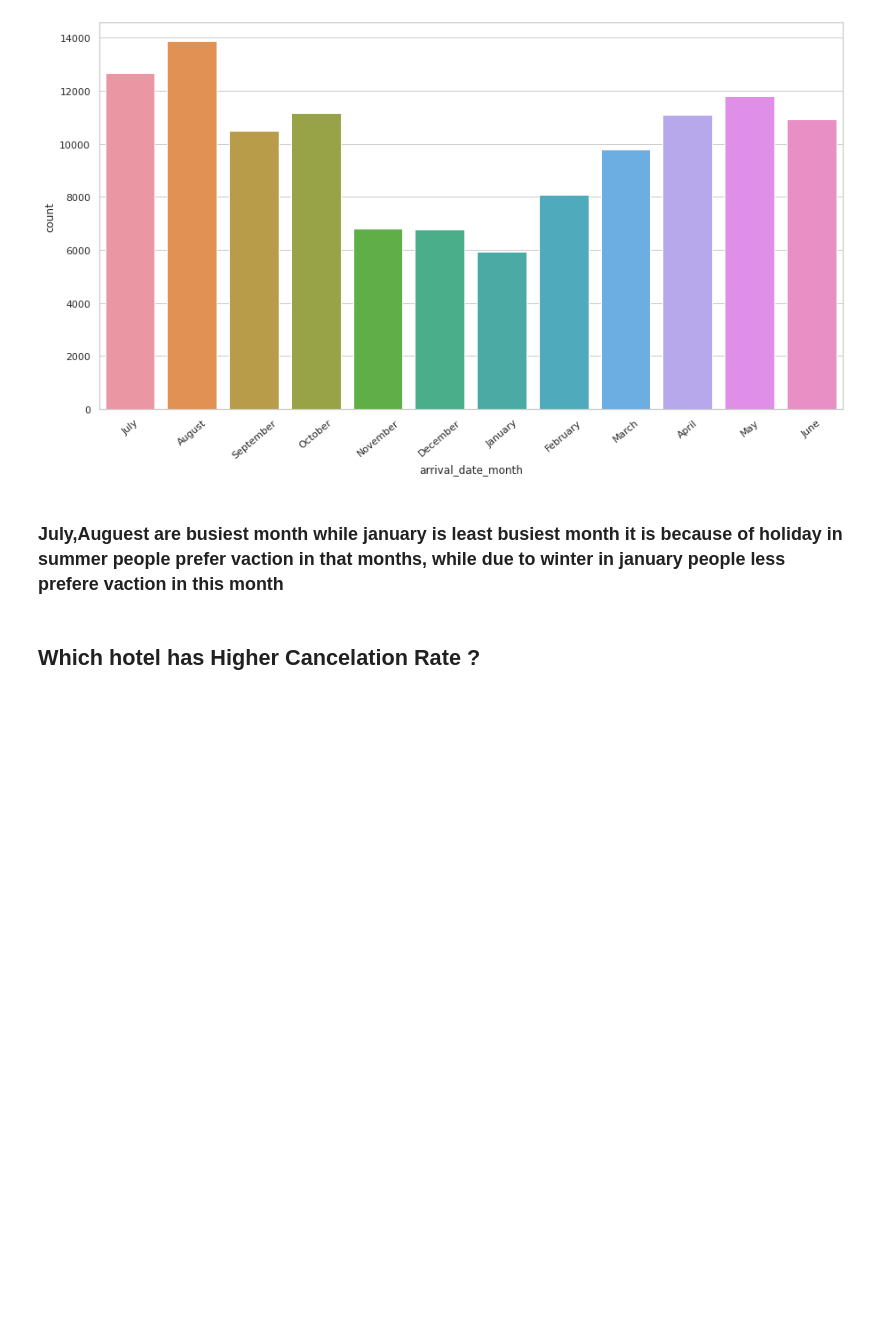
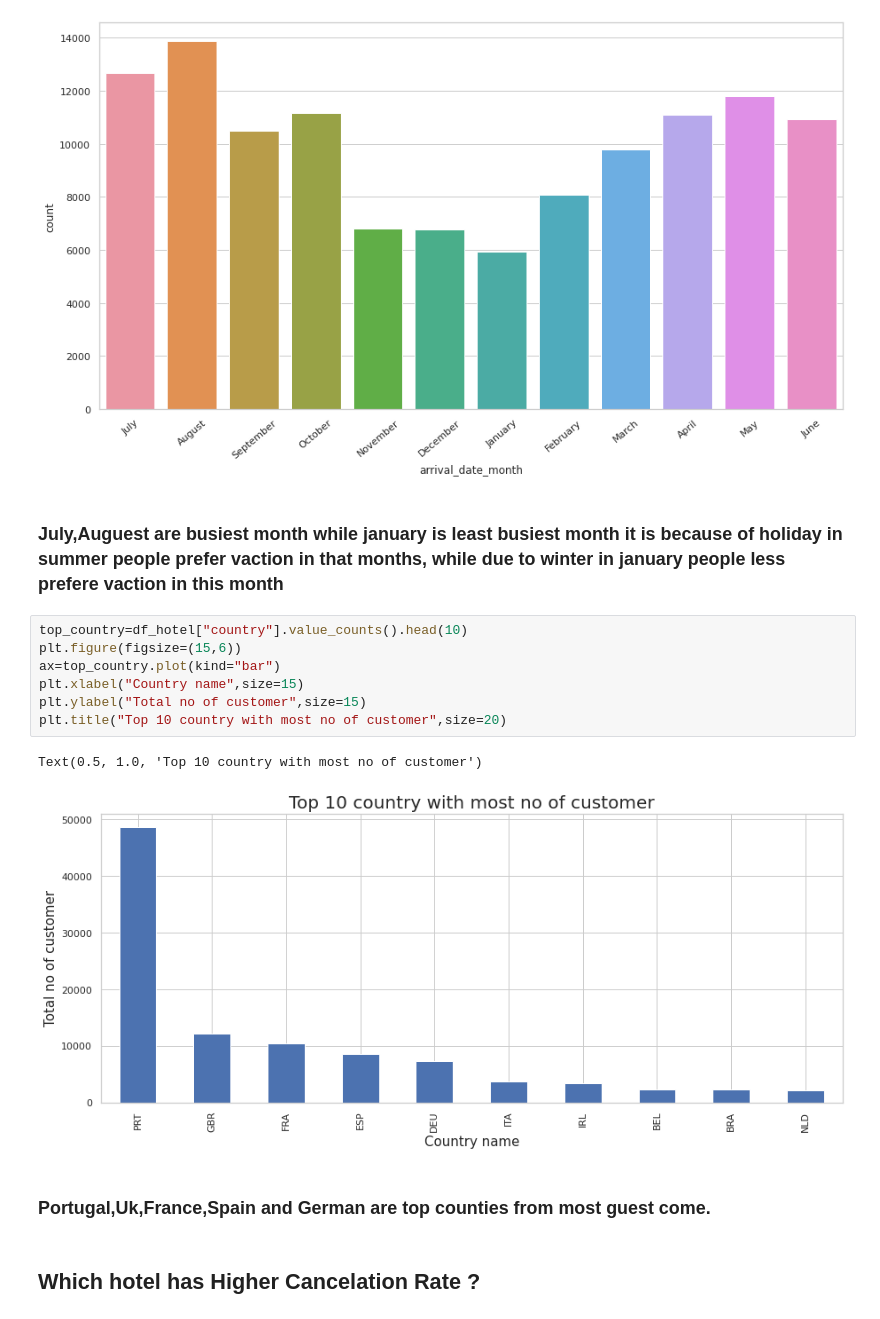
Before and after one commit to milanajudiya/Hotel_Booking_Analysis, a Jupyter notebook: Hotel_Booking_Analysis.ipynb, the cells around one changed output. Drawn from its saved outputs; the diff is of its cells as text; blank space fills up the shorter version.

```diff
--- a/Hotel_Booking_Analysis.ipynb
+++ b/Hotel_Booking_Analysis.ipynb
@@ -299,6 +339,18 @@ ax.set_xticklabels(ax.get_xticklabels (), rotation=40)
 [figure]
 # %% [markdown]
 ### July,Auguest are busiest month while january is least busiest month it is because of holiday in summer people prefer vaction in that months, while due to winter in january people less prefere vaction in this month
+# %%
+top_country=df_hotel["country"].value_counts().head(10)
+plt.figure(figsize=(15,6))
+ax=top_country.plot(kind="bar")
+plt.xlabel("Country name",size=15)
+plt.ylabel("Total no of customer",size=15)
+plt.title("Top 10 country with most no of customer",size=20)
+# %% [output]
+Text(0.5, 1.0, 'Top 10 country with most no of customer')
+[figure, added]
+# %% [markdown]
+### Portugal,Uk,France,Spain and German are top counties from most guest come.
 # %% [markdown]
 ## Which hotel has Higher Cancelation Rate ?
 # %%
```
Also changed, not shown: parts of 7 cells of this notebook.
